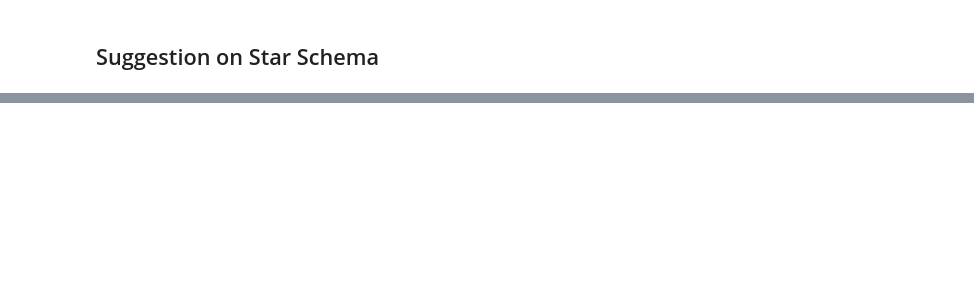
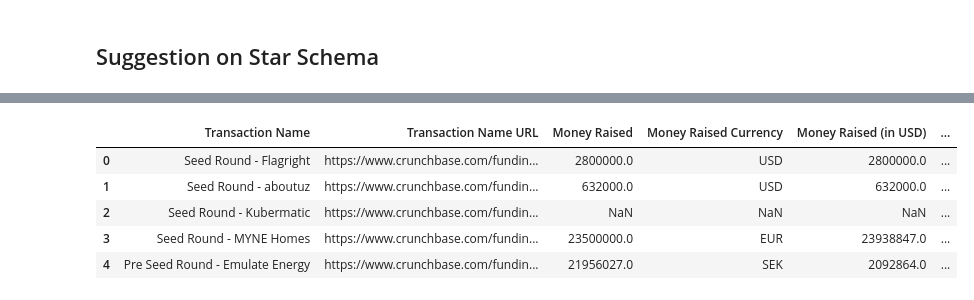
Before and after one commit to hendrik-spl/cbs-bdp-market-review-dashboard, a Jupyter notebook: eda-preprocessing/exploratory_data_analysis.ipynb, the cells around one changed output, grey strips where cells are left out. Saved outputs shown, nothing was run; the diff lists cells and outputs as text; code cells hidden in the pictures; blank space fills up the shorter version.

```diff
--- a/eda-preprocessing/exploratory_data_analysis.ipynb
+++ b/eda-preprocessing/exploratory_data_analysis.ipynb
@@ -288,0 +219,9 @@ Cleaned Data:
+# %%
+preprocessing.df.head()
+# %% [output]
+|  | Transaction Name | Transaction Name URL | Money Raised | Money Raised Currency | Money Raised (in USD) | ... |
+| 0 | Seed Round - Flagright | https://www.crunchbase.com/fundin... | 2800000.0 | USD | 2800000.0 | ... |
+| 1 | Seed Round - aboutuz | https://www.crunchbase.com/fundin... | 632000.0 | USD | 632000.0 | ... |
+| 2 | Seed Round - Kubermatic | https://www.crunchbase.com/fundin... | NaN | NaN | NaN | ... |
+| 3 | Seed Round - MYNE Homes | https://www.crunchbase.com/fundin... | 23500000.0 | EUR | 23938847.0 | ... |
+| 4 | Pre Seed Round - Emulate Energy | https://www.crunchbase.com/fundin... | 21956027.0 | SEK | 2092864.0 | ... |
```
Also changed, not shown: parts of 22 cells of this notebook.
